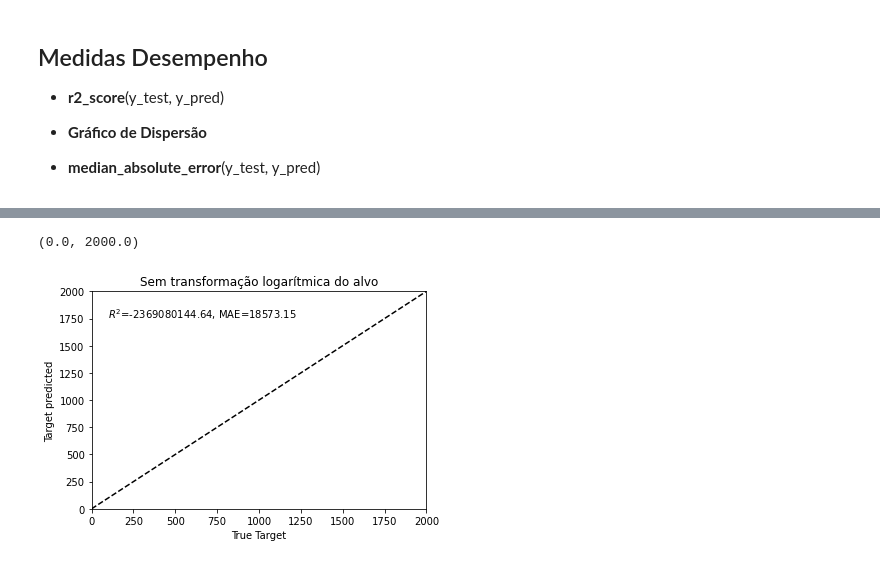
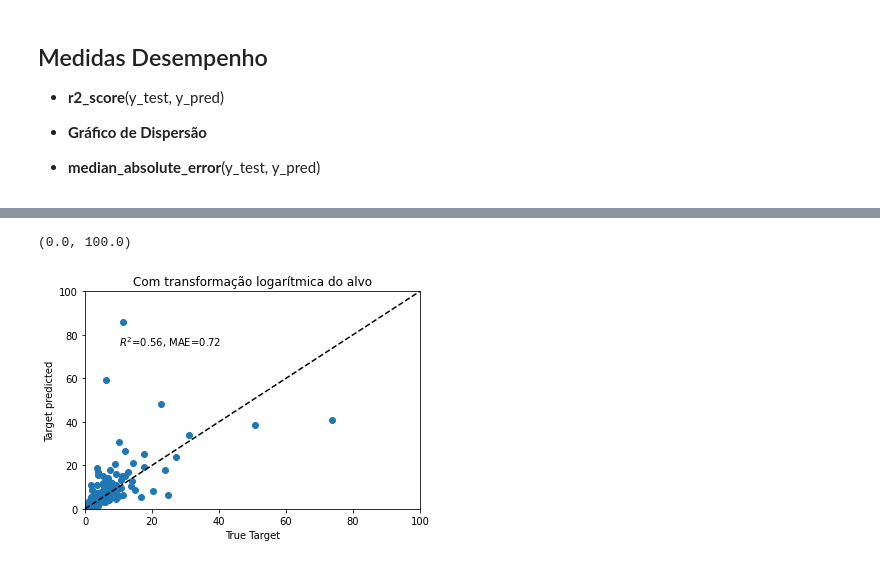
Before and after one commit to UendelC/variable-selection-project, a Jupyter notebook: regressao-com-redes-neurais/desenvolvimento-do-modelo/model.ipynb, the cells around one changed output, grey strips where cells are left out. Cells and saved outputs as stored; diff of their text form; code cells hidden in the pictures.

Commit message:
Realizando transferência de intervalo da variável alvo.

```diff
--- a/regressao-com-redes-neurais/desenvolvimento-do-modelo/model.ipynb
+++ b/regressao-com-redes-neurais/desenvolvimento-do-modelo/model.ipynb
@@ -19,11 +19,11 @@ y_test = pd.read_csv('../pre-processamento-e-transformacao/Y_TEST.csv')
 # y_test = np.expm1((y_test + abs(y_test.min())) / 10000)
 # %%
 # Normalizar
-# from sklearn.preprocessing import MinMaxScaler
+from sklearn.preprocessing import MinMaxScaler
 #
-# scaler = MinMaxScaler()
-# x_train = scaler.fit_transform(x_train)
-# x_test  = scaler.transform(x_test)
+scaler = MinMaxScaler()
+x_train = scaler.fit_transform(x_train)
+x_test  = scaler.transform(x_test)
 # %%
 # Creating model
 input_neuron, hidden_neuron, output_neuron = np.size(x_train, 1), 3, 1
@@ -140,26 +139,23 @@ f.tight_layout(rect=[0.05, 0.05, 0.95, 0.95])
 
 Log = mlp.fit(x_train, y_train_log, batch_size=batch_size, epochs=50)
 
-# y_pred = np.expm1(mlp.predict(x_test))
-y_pred = mlp.predict(x_test)
+y_pred = np.expm1(mlp.predict(x_test))
 
+r2 = r2_score(y_test, y_pred)
 
-
-r2 = r2_score(y_test_log, y_pred)
-
-mae = median_absolute_error(y_test_log, y_pred)
+mae = median_absolute_error(y_test, y_pred)
 
 # Plot results
 ax0 = plt.axes()
 
-ax0.scatter(y_test_log, y_pred)
-ax0.plot([0, 2000], [0, 2000], '--k')
+ax0.scatter(y_test, y_pred)
+ax0.plot([0, 100], [0, 100], '--k')
 ax0.set_ylabel('Target predicted')
 ax0.set_xlabel('True Target')
-ax0.set_title('Sem transformação logarítmica do alvo')
-ax0.text(100, 1750, r'$R^2$=%.2f, MAE=%.2f' % (
+ax0.set_title('Com transformação logarítmica do alvo')
+ax0.text(10, 75, r'$R^2$=%.2f, MAE=%.2f' % (
     r2, mae))
-ax0.set_xlim([0, 2000])
-ax0.set_ylim([0, 2000])
+ax0.set_xlim([0, 100])
+ax0.set_ylim([0, 100])
 # %% [output]
 Epoch 1/50
@@ -182,2 +178,2 @@ Epoch 50/50
-(0.0, 2000.0)
+(0.0, 100.0)
-[figure, old version]
+[figure, new version]
```
Also changed, not shown: parts of 5 cells of this notebook, 1 other file.
